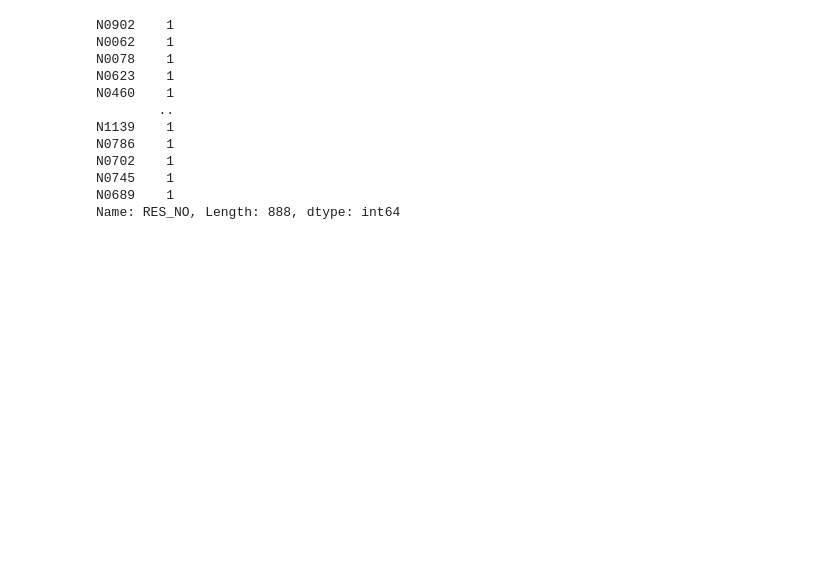
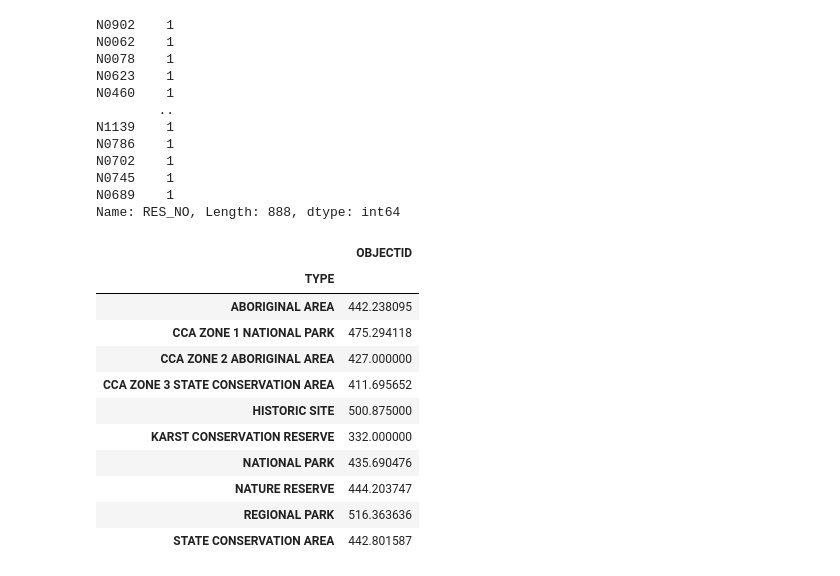
Before and after one commit to AlXu111/me, a Jupyter notebook: funny stuff/dataproject.ipynb, the cells around one changed output. Saved outputs shown, nothing was run; the diff lists cells and outputs as text; code cells hidden in the pictures; blank space fills up the shorter version.

```diff
--- a/funny stuff/dataproject.ipynb
+++ b/funny stuff/dataproject.ipynb
@@ -126,3 +128,18 @@ N0702    1
 N0745    1
 N0689    1
 Name: RES_NO, Length: 888, dtype: int64
+# %%
+df.groupby("TYPE").mean()
+# %% [output]
+|  | OBJECTID |
+| TYPE |  |
+| ABORIGINAL AREA | 442.238095 |
+| CCA ZONE 1 NATIONAL PARK | 475.294118 |
+| CCA ZONE 2 ABORIGINAL AREA | 427.000000 |
+| CCA ZONE 3 STATE CONSERVATION AREA | 411.695652 |
+| HISTORIC SITE | 500.875000 |
+| KARST CONSERVATION RESERVE | 332.000000 |
+| NATIONAL PARK | 435.690476 |
+| NATURE RESERVE | 444.203747 |
+| REGIONAL PARK | 516.363636 |
+| STATE CONSERVATION AREA | 442.801587 |
```
Also changed, not shown: parts of 3 cells of this notebook.
